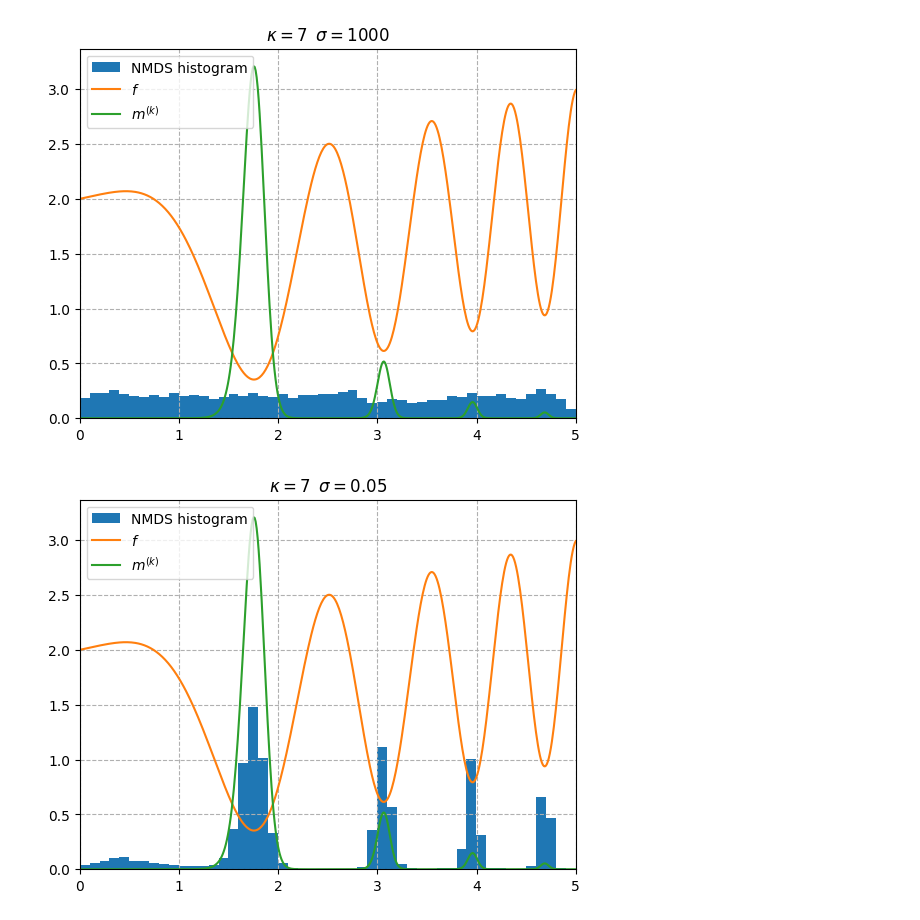
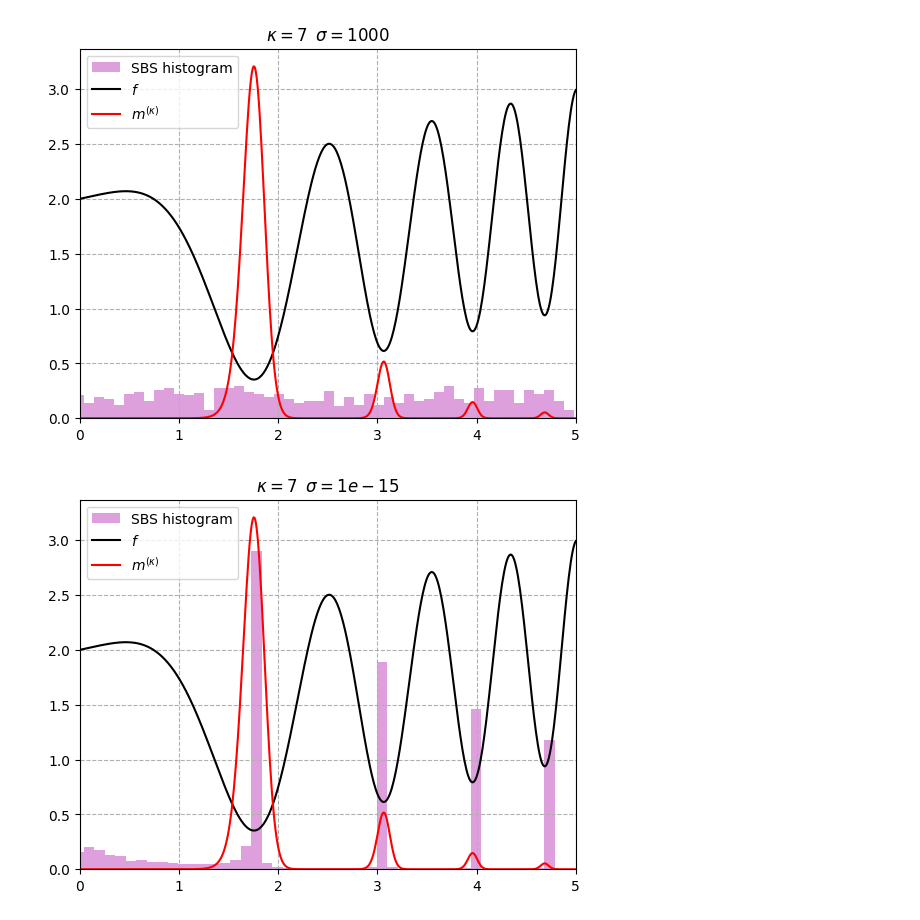
Before and after one commit to gaetanserre/Stochastic-Global-Optimization, a Jupyter notebook: Boltzmann_SBS.ipynb, the cells around one changed output. Saved outputs shown, nothing was run; the diff lists cells and outputs as text; code cells hidden in the pictures.

```diff
--- a/Boltzmann_SBS.ipynb
+++ b/Boltzmann_SBS.ipynb
@@ -28,20 +29,20 @@ def create_sim(k=3, sigma=-1, save_fig=None):
     svgd_iter=1000,
     lr=0.1,
     adam=False,
-    sigma=sigma,
+    sigma=lambda n : sigma,
     distance_q=0,
     value_q=0
   )
 
   F = Fun()
   F_ext = extended_function(F, bounds)
-  _best, xs, _fs = optim.optimize(F_ext)
+  _best, xs, _fs = optim.optimize(F)
 
   # paths = np.array(optim.paths)
 
   # plt.style.use("seaborn-v0_8")
 
-  plt.hist(xs.flatten(), density=True, bins=50, label="SBS histogram")
+  plt.hist(xs.flatten(), density=True, bins=50, color="plum", label="SBS histogram")
 
   """ colors = cm.rainbow(np.linspace(0, 1, paths.shape[1]))
   for i in range(paths.shape[0]):
@@ -52,8 +53,8 @@ def create_sim(k=3, sigma=-1, save_fig=None):
   m_k = lambda x : np.exp(-k*F(x)) / integral
 
   x = np.linspace(bounds[0, 0], bounds[0, 1], 500)
-  plt.plot(x, [F(np.array([x_i])) for x_i in x], label="$f$")
-  plt.plot(x, [m_k(np.array([x_i])) for x_i in x], label="$m^{(\kappa)}$")
+  plt.plot(x, [F(np.array([x_i])) for x_i in x], c="black", label="$f$")
+  plt.plot(x, [m_k(np.array([x_i])) for x_i in x], c='r', label="$m^{(\kappa)}$")
 
   plt.xlim(bounds[0, 0], bounds[0, 1])
   plt.legend()
@@ -71,9 +72,9 @@ create_sim(k=7, sigma=0.01)
 # %%
 # no clipping
-create_sim(k=7, sigma=1000)
+create_sim(k=7, sigma=1000, save_fig="SBS_Boltzmann_large_sigma.pdf")
 # %% [output]
-[figure, old version]
+[figure, new version]
 # %%
-create_sim(k=7, sigma=1e-15)
+create_sim(k=7, sigma=1e-15, save_fig="SBS_Boltzmann_small_sigma.pdf")
 # %% [output]
-[figure, old version]
+[figure, new version]
```
Also changed, not shown: parts of 2 cells of this notebook, 6 other files.
